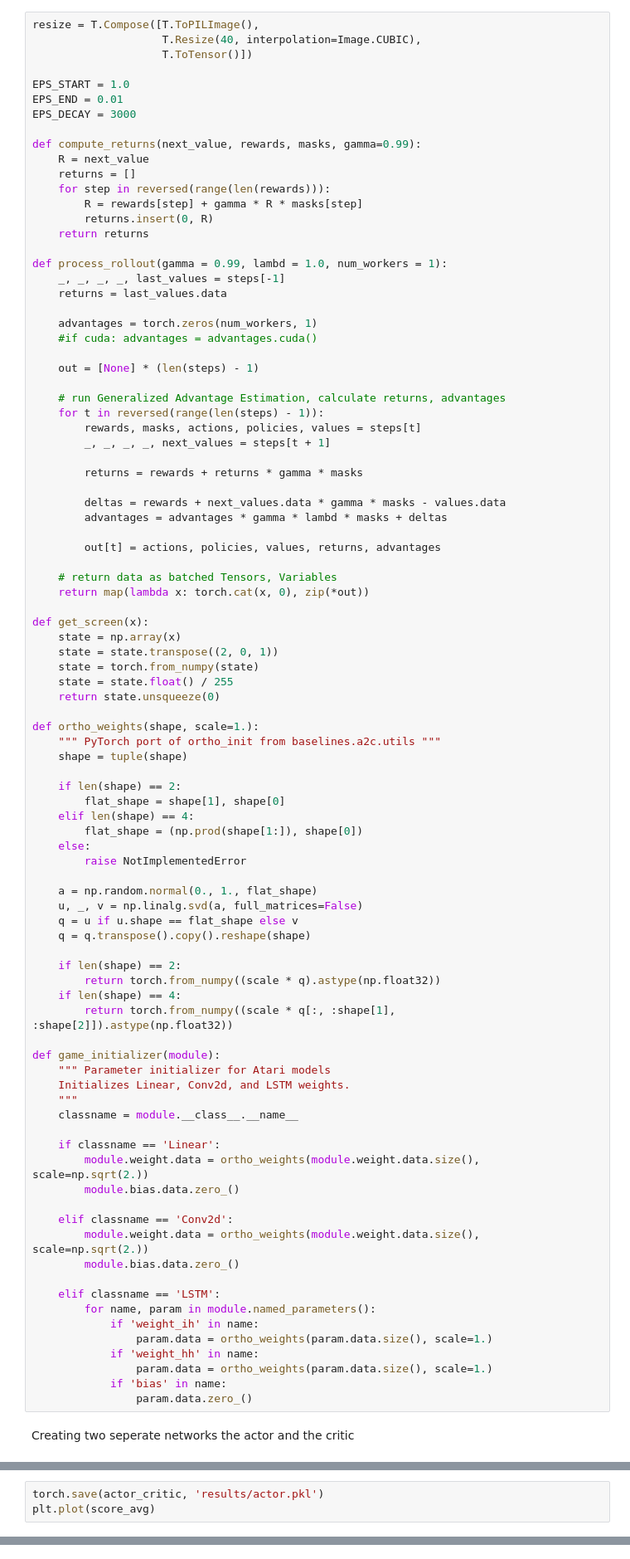
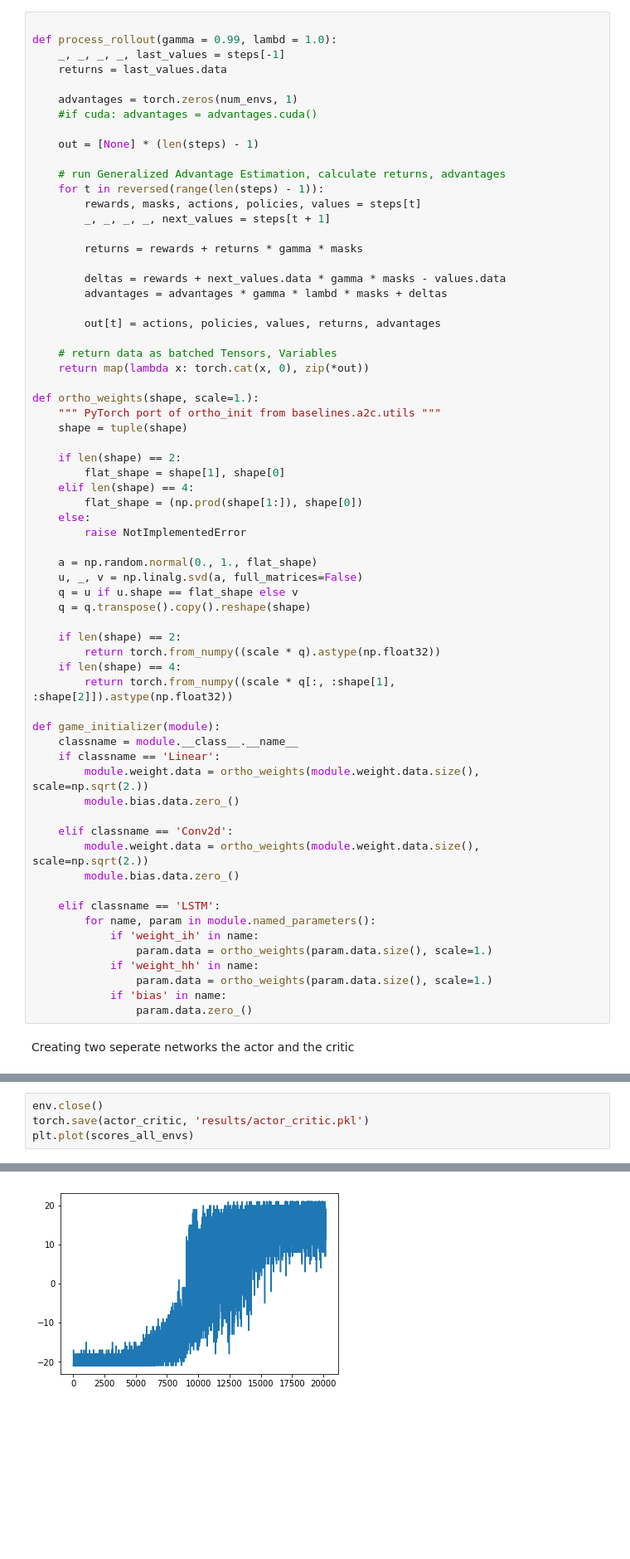
Before and after one commit to Andreasksalk/ReinforcementLearning, a Jupyter notebook: Actor_Critic-Pong-val-Copy4.ipynb, the cells around one changed output, grey strips where cells are left out. Shown at 83% size. Cells and saved outputs as stored; diff of their text form; blank space fills up the shorter version.

```diff
--- a/Actor_Critic-Pong-val-Copy4.ipynb
+++ b/Actor_Critic-Pong-val-Copy4.ipynb
@@ -37,27 +51,12 @@ cpu
 # %% [markdown]
 Helper function
 # %%
-resize = T.Compose([T.ToPILImage(),
-                    T.Resize(40, interpolation=Image.CUBIC),
-                    T.ToTensor()])
 
-EPS_START = 1.0
-EPS_END = 0.01
-EPS_DECAY = 3000
-
-def compute_returns(next_value, rewards, masks, gamma=0.99):
-    R = next_value
-    returns = []
-    for step in reversed(range(len(rewards))):
-        R = rewards[step] + gamma * R * masks[step]
-        returns.insert(0, R)
-    return returns
-
-def process_rollout(gamma = 0.99, lambd = 1.0, num_workers = 1):
+def process_rollout(gamma = 0.99, lambd = 1.0):
     _, _, _, _, last_values = steps[-1]
     returns = last_values.data
 
-    advantages = torch.zeros(num_workers, 1)
+    advantages = torch.zeros(num_envs, 1)
     #if cuda: advantages = advantages.cuda()
 
     out = [None] * (len(steps) - 1)
@@ -76,13 +75,6 @@ def process_rollout(gamma = 0.99, lambd = 1.0, num_workers = 1):
 
     # return data as batched Tensors, Variables
     return map(lambda x: torch.cat(x, 0), zip(*out))
-
-def get_screen(x):
-    state = np.array(x)
-    state = state.transpose((2, 0, 1))
-    state = torch.from_numpy(state)
-    state = state.float() / 255
-    return state.unsqueeze(0)
 
 def ortho_weights(shape, scale=1.):
     """ PyTorch port of ortho_init from baselines.a2c.utils """
@@ -106,11 +98,7 @@ def ortho_weights(shape, scale=1.):
         return torch.from_numpy((scale * q[:, :shape[1], :shape[2]]).astype(np.float32))
 
 def game_initializer(module):
-    """ Parameter initializer for Atari models
-    Initializes Linear, Conv2d, and LSTM weights.
-    """
     classname = module.__class__.__name__
-
     if classname == 'Linear':
         module.weight.data = ortho_weights(module.weight.data.size(), scale=np.sqrt(2.))
         module.bias.data.zero_()
@@ -282,3 +246,5 @@ Iteration: 20100, Score avg: -19.84, Loss: 139.42489624023438
 # %%
-torch.save(actor_critic, 'results/actor.pkl')
-plt.plot(score_avg)
+env.close()
+torch.save(actor_critic, 'results/actor_critic.pkl')
+plt.plot(scores_all_envs)
+# %% [output]
@@ -284,0 +252 @@ plt.plot(score_avg)
+[figure, added]
```
Also changed, not shown: parts of 9 cells of this notebook, 16 other files.
